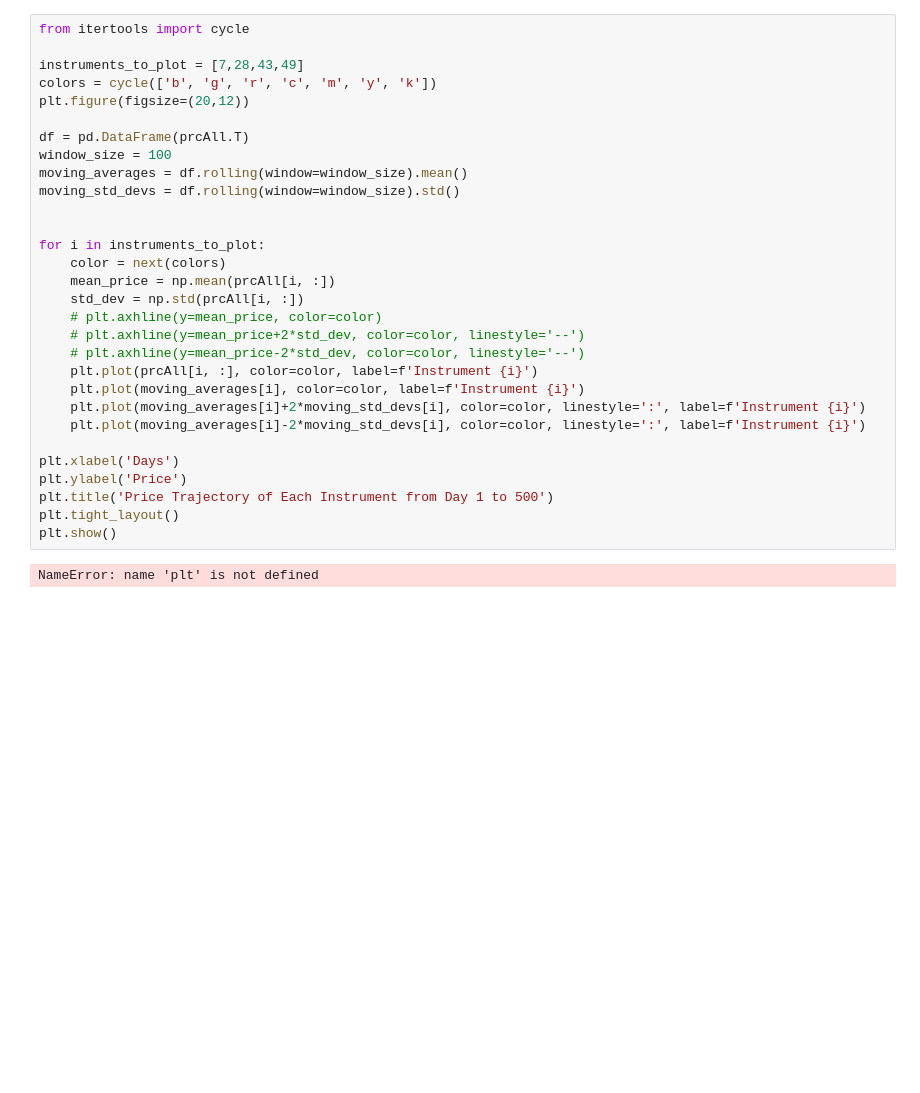
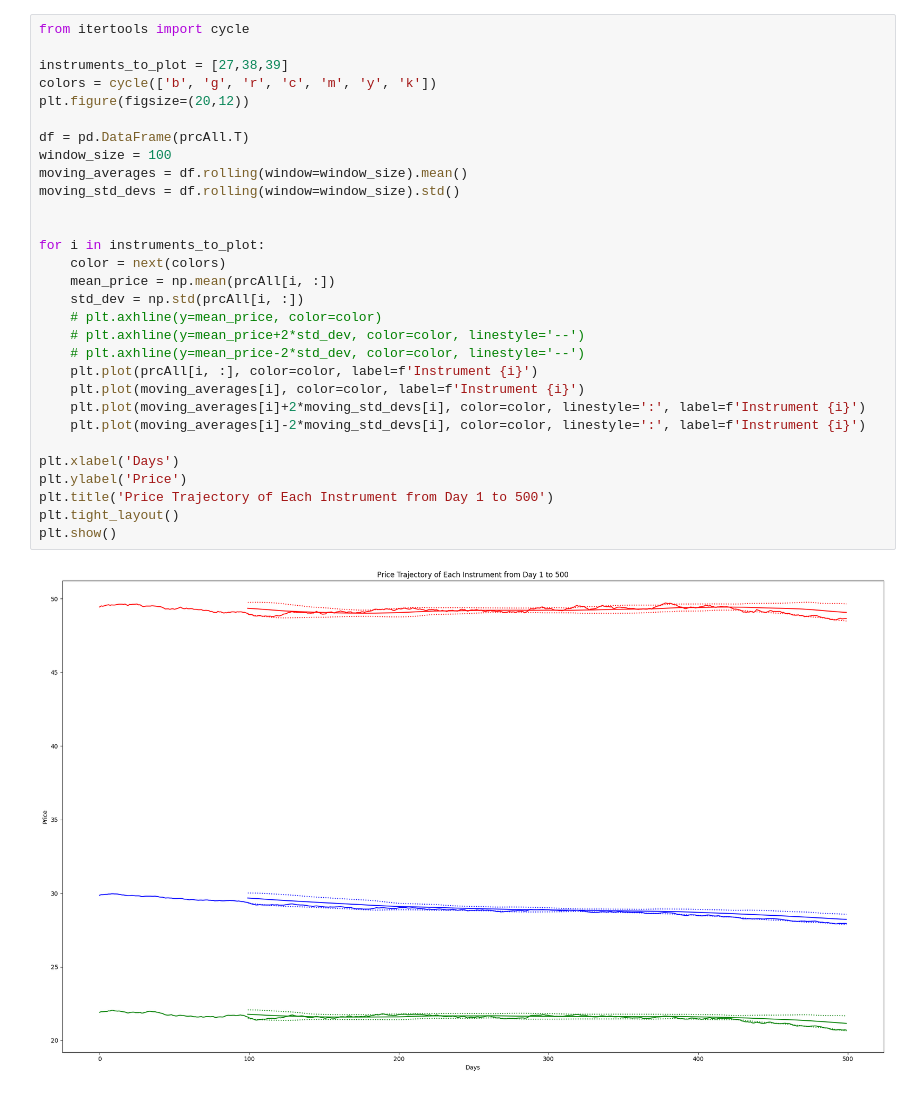
Before and after one commit to cazb2/algothon, a Jupyter notebook: Algothon 2024/eval.ipynb, the cells around one changed output. Cells and saved outputs as stored; diff of their text form; blank space fills up the shorter version.

```diff
--- a/Algothon 2024/eval.ipynb
+++ b/Algothon 2024/eval.ipynb
@@ -124,35 +178,35 @@ print(result_df)
 # %%
 from itertools import cycle
 
-instruments_to_plot = [7,28,43,49]
+instruments_to_plot = [27,38,39]
 colors = cycle(['b', 'g', 'r', 'c', 'm', 'y', 'k'])
 plt.figure(figsize=(20,12))
 
 df = pd.DataFrame(prcAll.T)
 window_size = 100
 moving_averages = df.rolling(window=window_size).mean()
 moving_std_devs = df.rolling(window=window_size).std()
 
 
 for i in instruments_to_plot:
     color = next(colors)
     mean_price = np.mean(prcAll[i, :])
     std_dev = np.std(prcAll[i, :])
     # plt.axhline(y=mean_price, color=color)
     # plt.axhline(y=mean_price+2*std_dev, color=color, linestyle='--')
     # plt.axhline(y=mean_price-2*std_dev, color=color, linestyle='--')
     plt.plot(prcAll[i, :], color=color, label=f'Instrument {i}')
     plt.plot(moving_averages[i], color=color, label=f'Instrument {i}')
     plt.plot(moving_averages[i]+2*moving_std_devs[i], color=color, linestyle=':', label=f'Instrument {i}')
     plt.plot(moving_averages[i]-2*moving_std_devs[i], color=color, linestyle=':', label=f'Instrument {i}')
 
 plt.xlabel('Days')
 plt.ylabel('Price')
 plt.title('Price Trajectory of Each Instrument from Day 1 to 500')
 plt.tight_layout()
 plt.show()
 # %% [output]
-NameError: name 'plt' is not defined
+[figure, added]
 # %%
 instruments_to_plot = [0]
 
```
Also changed, not shown: parts of 5 cells of this notebook, 2 other files.
